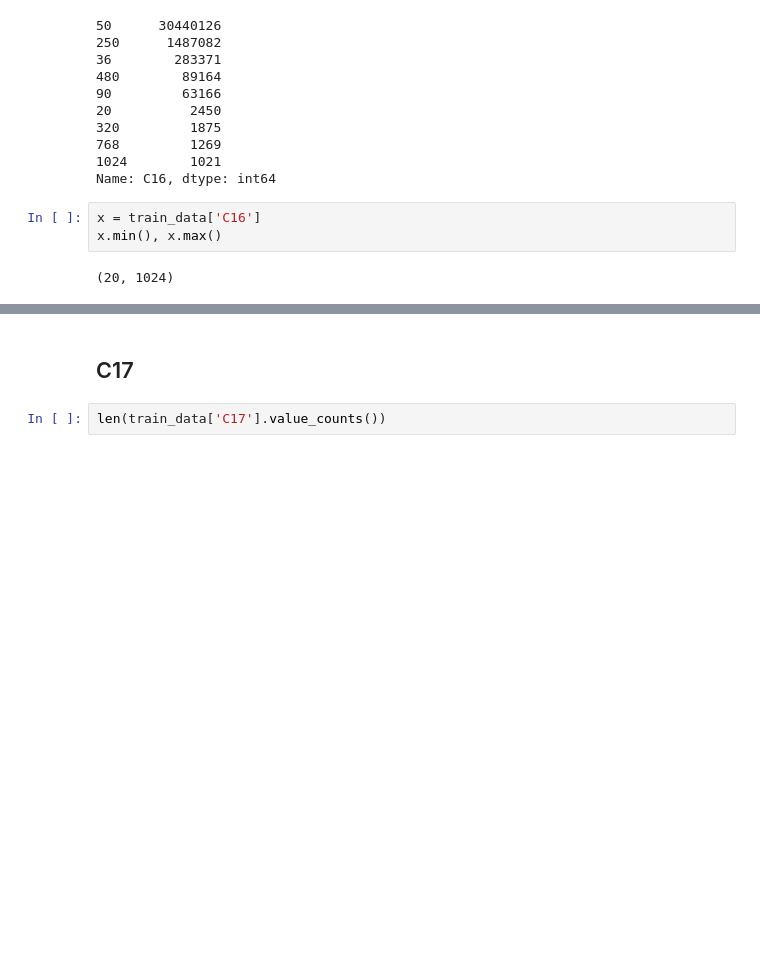
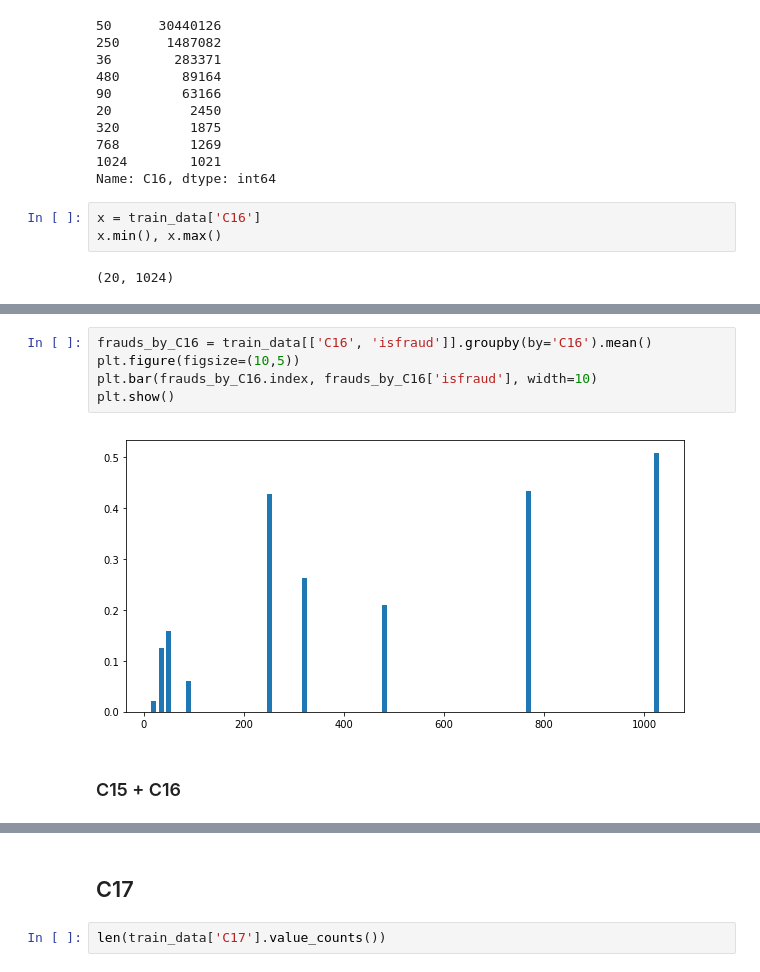
Before and after one commit to MLobo1997/catch-the-fraudster, a Jupyter notebook: dataset_analyzis.ipynb, the cells around one changed output, grey strips where cells are left out. Drawn from its saved outputs; the diff is of its cells as text; blank space fills up the shorter version.

```diff
--- a/dataset_analyzis.ipynb
+++ b/dataset_analyzis.ipynb
@@ -328,0 +354,9 @@ x.min(), x.max()
+# %%
+frauds_by_C16 = train_data[['C16', 'isfraud']].groupby(by='C16').mean()
+plt.figure(figsize=(10,5))
+plt.bar(frauds_by_C16.index, frauds_by_C16['isfraud'], width=10)
+plt.show()
+# %% [output]
+[figure, added]
+# %% [markdown]
+### C15 + C16
```
Also changed, not shown: parts of 13 cells of this notebook, 1 other file.
